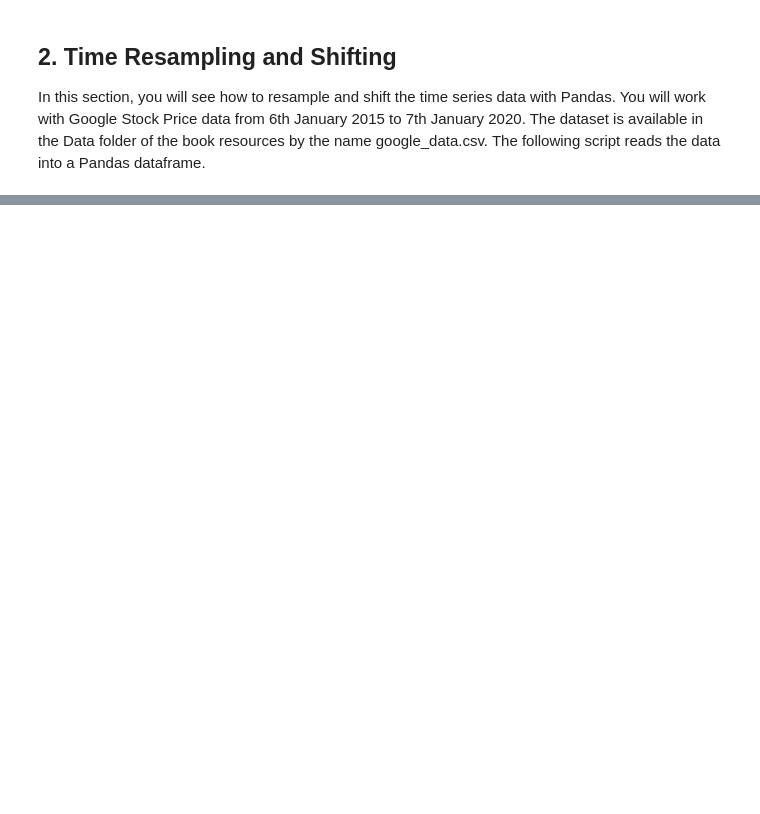
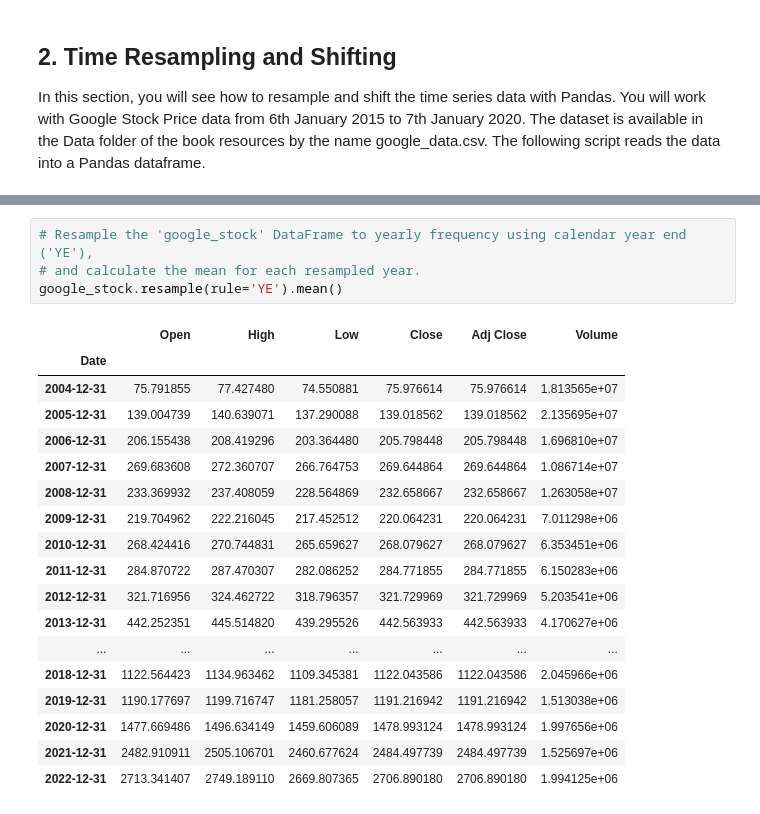
Before and after one commit to adac3210/data-science-bootcamp, a Jupyter notebook: Lecture04/Exercises/Pandas-5-HandlingTime-SeriesData.ipynb, the cells around one changed output, grey strips where cells are left out. Drawn from its saved outputs; the diff is of its cells as text; blank space fills up the shorter version.

```diff
--- a/Lecture04/Exercises/Pandas-5-HandlingTime-SeriesData.ipynb
+++ b/Lecture04/Exercises/Pandas-5-HandlingTime-SeriesData.ipynb
@@ -134,0 +148,23 @@ google_stock.plot.line(y='Open', figsize=(12, 8))
+# %%
+# Resample the 'google_stock' DataFrame to yearly frequency using calendar year end ('YE'),
+# and calculate the mean for each resampled year.
+google_stock.resample(rule='YE').mean()
+# %% [output]
+|  | Open | High | Low | Close | Adj Close | Volume |
+| Date |  |  |  |  |  |  |
+| 2004-12-31 | 75.791855 | 77.427480 | 74.550881 | 75.976614 | 75.976614 | 1.813565e+07 |
+| 2005-12-31 | 139.004739 | 140.639071 | 137.290088 | 139.018562 | 139.018562 | 2.135695e+07 |
+| 2006-12-31 | 206.155438 | 208.419296 | 203.364480 | 205.798448 | 205.798448 | 1.696810e+07 |
+| 2007-12-31 | 269.683608 | 272.360707 | 266.764753 | 269.644864 | 269.644864 | 1.086714e+07 |
+| 2008-12-31 | 233.369932 | 237.408059 | 228.564869 | 232.658667 | 232.658667 | 1.263058e+07 |
+| 2009-12-31 | 219.704962 | 222.216045 | 217.452512 | 220.064231 | 220.064231 | 7.011298e+06 |
+| 2010-12-31 | 268.424416 | 270.744831 | 265.659627 | 268.079627 | 268.079627 | 6.353451e+06 |
+| 2011-12-31 | 284.870722 | 287.470307 | 282.086252 | 284.771855 | 284.771855 | 6.150283e+06 |
+| 2012-12-31 | 321.716956 | 324.462722 | 318.796357 | 321.729969 | 321.729969 | 5.203541e+06 |
+| 2013-12-31 | 442.252351 | 445.514820 | 439.295526 | 442.563933 | 442.563933 | 4.170627e+06 |
+| ... | ... | ... | ... | ... | ... | ... |
+| 2018-12-31 | 1122.564423 | 1134.963462 | 1109.345381 | 1122.043586 | 1122.043586 | 2.045966e+06 |
+| 2019-12-31 | 1190.177697 | 1199.716747 | 1181.258057 | 1191.216942 | 1191.216942 | 1.513038e+06 |
+| 2020-12-31 | 1477.669486 | 1496.634149 | 1459.606089 | 1478.993124 | 1478.993124 | 1.997656e+06 |
+| 2021-12-31 | 2482.910911 | 2505.106701 | 2460.677624 | 2484.497739 | 2484.497739 | 1.525697e+06 |
+| 2022-12-31 | 2713.341407 | 2749.189110 | 2669.807365 | 2706.890180 | 2706.890180 | 1.994125e+06 |
```
Also changed, not shown: parts of 18 cells of this notebook.
